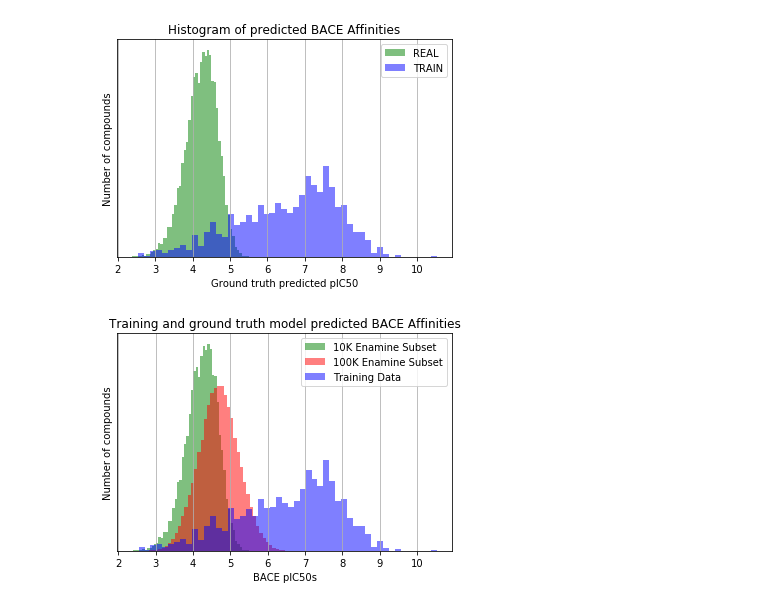
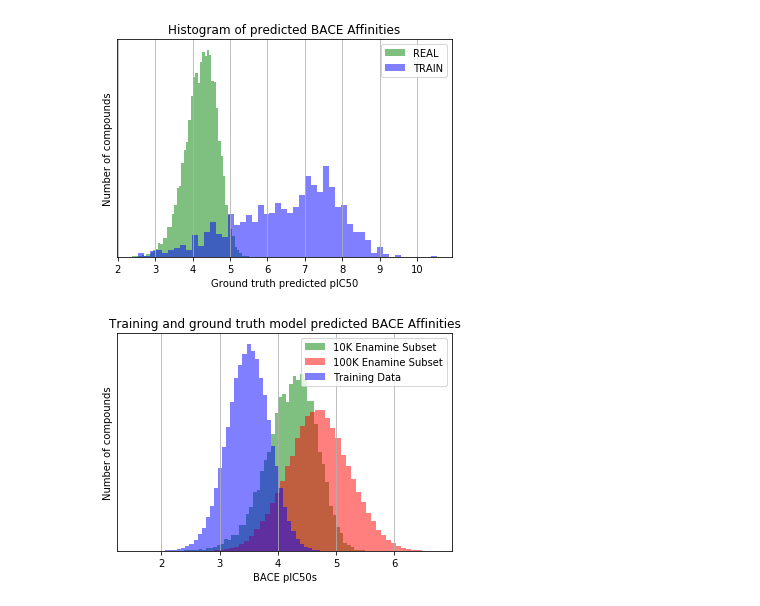
Before and after one commit to choderalab/autonomous-molecular-design, a Jupyter notebook: MolecularPropertyHistograms10K.ipynb, the cells around one changed output. Saved outputs shown, nothing was run; the diff lists cells and outputs as text; code cells hidden in the pictures.

Commit message:
Created script to run on lilac and regenerated 10K/100K datasets.

```diff
--- a/MolecularPropertyHistograms10K.ipynb
+++ b/MolecularPropertyHistograms10K.ipynb
@@ -130,27 +134,29 @@ plt.show()
 # %%
 ###Display BACE histogram
 dataset_file= "./enamineSubset10KGroundTruth.csv"
-train_dataset_file= "./bace.csv"
+#train_dataset_file= "./bace.csv"
+train_dataset_file= "./enamineSubset100KGroundTruth_2.csv"
 hundredK_file = "./enamineSubset100KGroundTruth.csv"
 
 dataset10 = load_from_disk(dataset_file)
 dataset100 = load_from_disk(hundredK_file)
 train_dataset = load_from_disk(train_dataset_file)
 
 baces10 = np.array(dataset10["bace"])
 baces100 = np.array(dataset100["bace"])
-pIC50s = np.array(train_dataset["pIC50"])
+#pIC50s = np.array(train_dataset["pIC50"])
+pIC50s = np.array(train_dataset["bace"])
 
 plt.hist(baces10, 50, facecolor='green', alpha=0.5, label="10K Enamine Subset", density=True)
 plt.hist(baces100, 50, facecolor='red', alpha=0.5, label="100K Enamine Subset", density=True)
 plt.hist(pIC50s, 50, facecolor='blue', alpha=0.5, label="Training Data", density=True)
 
 plt.xlabel('BACE pIC50s')
 plt.ylabel('Number of compounds')
 plt.title(r'Training and ground truth model predicted BACE Affinities')
 plt.grid(True)
 plt.legend()
 plt.yticks([])
 plt.show()
 # %% [output]
-[figure, old version]
+[figure, new version]
```
Also changed, not shown: parts of 2 cells of this notebook, 7 other files.
